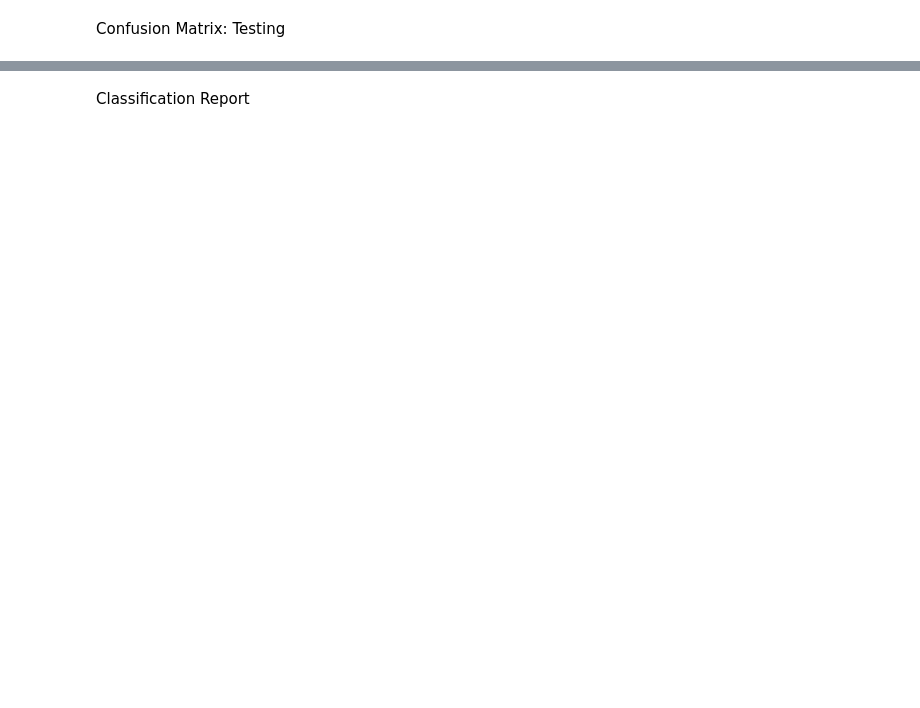
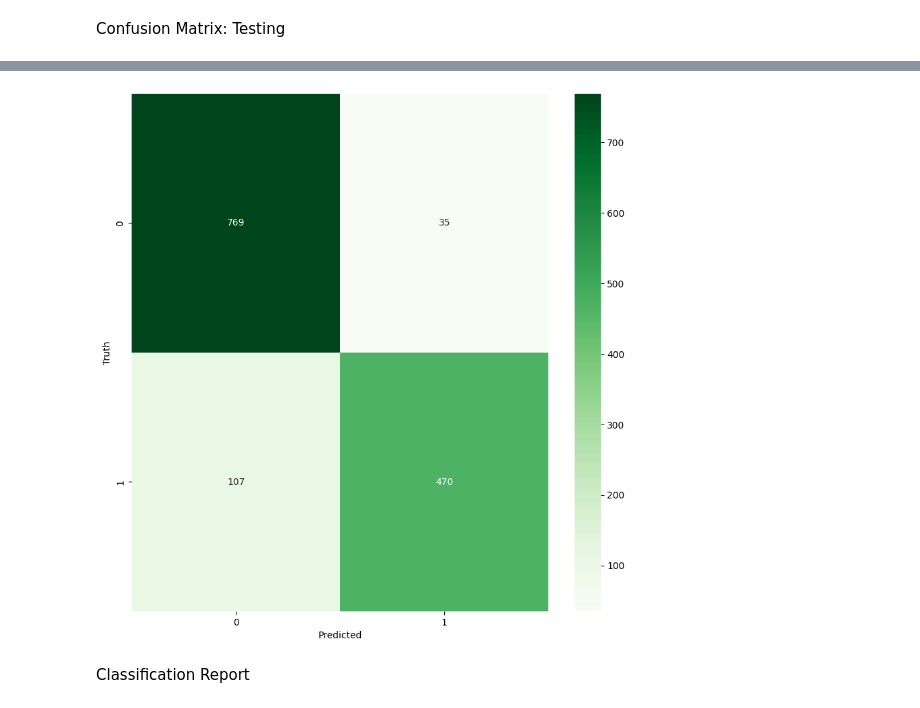
Before and after one commit to joehands0me/data440, a Jupyter notebook: Assignment 2 attached files Jul 7, 2025 904 PM/assignment2.ipynb, the cells around one changed output, grey strips where cells are left out. Drawn from its saved outputs; the diff is of its cells as text; code cells hidden in the pictures; blank space fills up the shorter version.

```diff
--- a/Assignment 2 attached files Jul 7, 2025 904 PM/assignment2.ipynb
+++ b/Assignment 2 attached files Jul 7, 2025 904 PM/assignment2.ipynb
@@ -181,3 +201,11 @@ print(confusion_matrix(y_test, predict_test))
+# %%
+plt.figure(figsize=(10,10))
+sns.heatmap(cm_test, annot=True, fmt="g", cmap="Greens")
+plt.xlabel("Predicted")
+plt.ylabel("Truth")
+plt.show()
+# %% [output]
+[figure, added]
 # %% [markdown]
 Classification Report
 # %%
```
Also changed, not shown: parts of 12 cells of this notebook.
